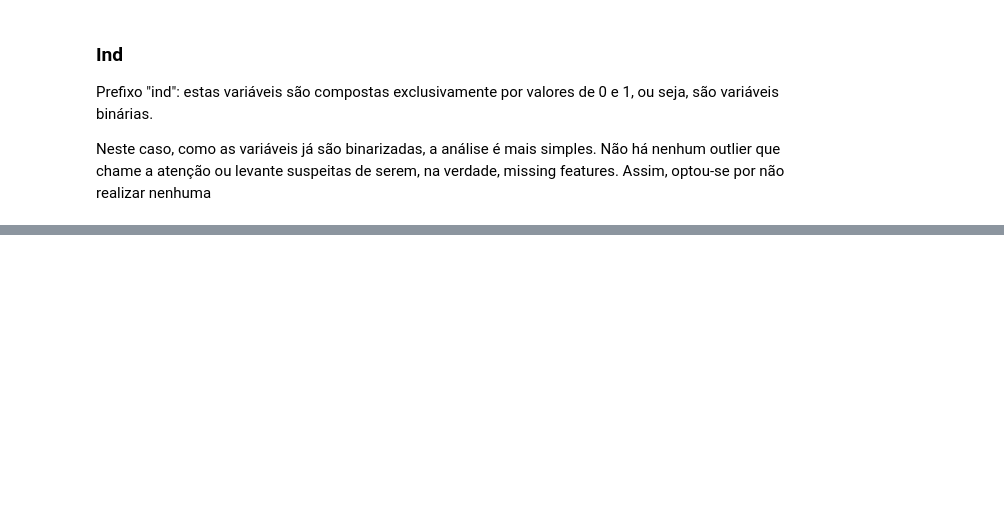
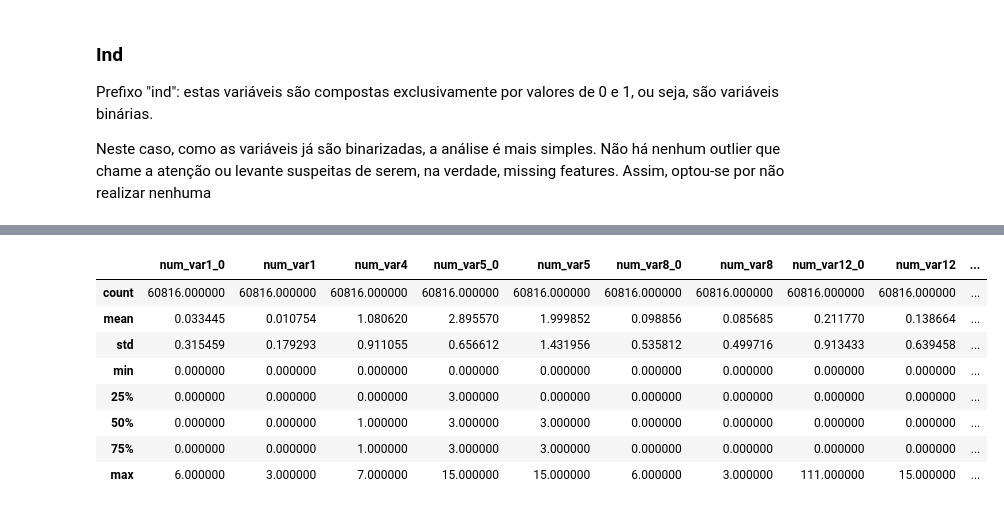
Before and after one commit to FelipeViacava/data-masters-case, a Jupyter notebook: 01-eda.ipynb, the cells around one changed output, grey strips where cells are left out. Saved outputs shown, nothing was run; the diff lists cells and outputs as text; code cells hidden in the pictures; blank space fills up the shorter version.

```diff
--- a/01-eda.ipynb
+++ b/01-eda.ipynb
@@ -314,6 +362,6 @@ plt.show()
 [figure]
 [figure]
 # %%
-anc_delta = AddNoneCount(prefix="delta", fake_value=9999999999, replace_none=True)
+anc_delta = AddNoneCount(prefix="delta", fake_value=9999999999, drop_constant=True)
 anc_delta = anc_delta.fit(df)
 df = anc_delta.transform(df)
@@ -349,0 +436,18 @@ df = anzc_ind.transform(df)
+# %%
+num_cols = [
+    col
+    for col in df.columns
+    if col.startswith("num")
+]
+
+df[num_cols].describe()
+# %% [output]
+|  | num_var1_0 | num_var1 | num_var4 | num_var5_0 | num_var5 | num_var8_0 | num_var8 | num_var12_0 | num_var12 | ... |
+| count | 60816.000000 | 60816.000000 | 60816.000000 | 60816.000000 | 60816.000000 | 60816.000000 | 60816.000000 | 60816.000000 | 60816.000000 | ... |
+| mean | 0.033445 | 0.010754 | 1.080620 | 2.895570 | 1.999852 | 0.098856 | 0.085685 | 0.211770 | 0.138664 | ... |
+| std | 0.315459 | 0.179293 | 0.911055 | 0.656612 | 1.431956 | 0.535812 | 0.499716 | 0.913433 | 0.639458 | ... |
+| min | 0.000000 | 0.000000 | 0.000000 | 0.000000 | 0.000000 | 0.000000 | 0.000000 | 0.000000 | 0.000000 | ... |
+| 25% | 0.000000 | 0.000000 | 0.000000 | 3.000000 | 0.000000 | 0.000000 | 0.000000 | 0.000000 | 0.000000 | ... |
+| 50% | 0.000000 | 0.000000 | 1.000000 | 3.000000 | 3.000000 | 0.000000 | 0.000000 | 0.000000 | 0.000000 | ... |
+| 75% | 0.000000 | 0.000000 | 1.000000 | 3.000000 | 3.000000 | 0.000000 | 0.000000 | 0.000000 | 0.000000 | ... |
+| max | 6.000000 | 3.000000 | 7.000000 | 15.000000 | 15.000000 | 6.000000 | 3.000000 | 111.000000 | 15.000000 | ... |
```
Also changed, not shown: parts of 15 cells of this notebook, 1 other file.
